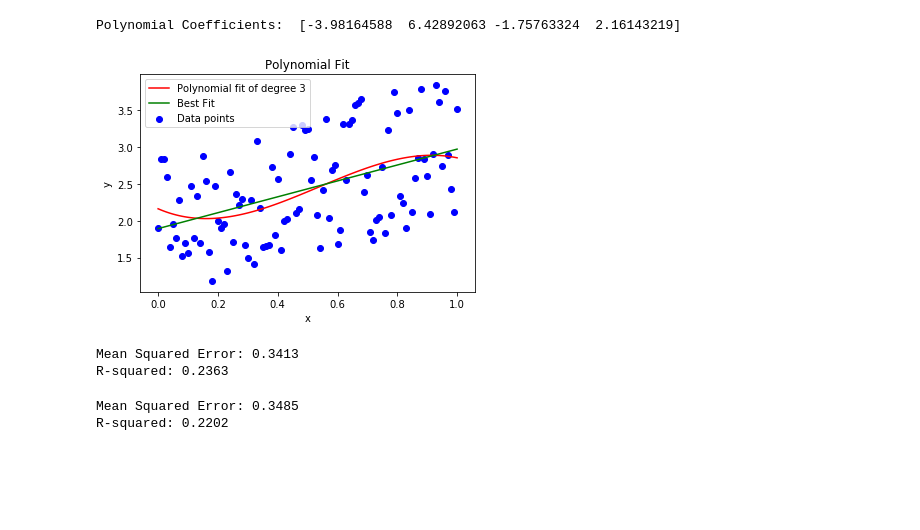
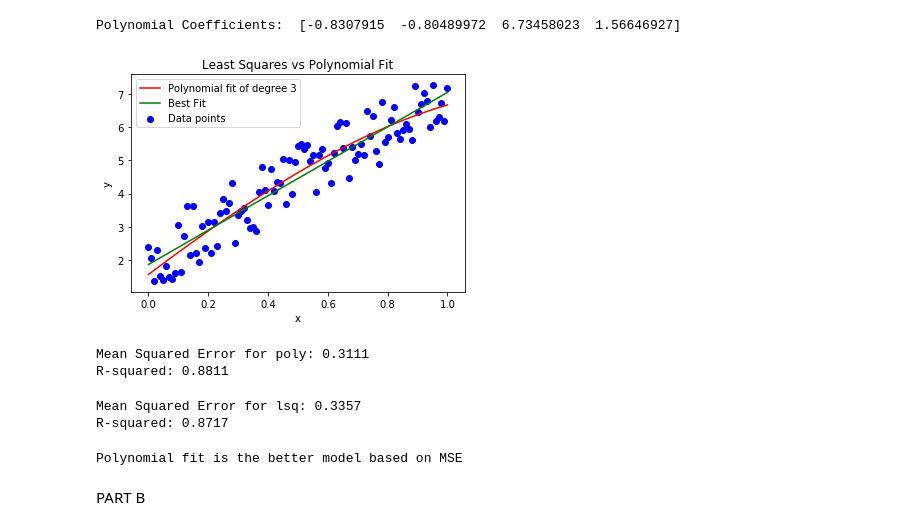
Before and after one commit to ad7-tech/coe311k, a Jupyter notebook: classwork/ad55777-CH10.ipynb, the cells around one changed output. Saved outputs shown, nothing was run; the diff lists cells and outputs as text; code cells hidden in the pictures; blank space fills up the shorter version.

```diff
--- a/classwork/ad55777-CH10.ipynb
+++ b/classwork/ad55777-CH10.ipynb
@@ -4,8 +6,8 @@ import matplotlib.pyplot as plt
 # %%
 # Solve using least squares
 
-m = 1
-b = 2
+m = 5.0
+b = 2.0
 x0 = np.arange (0,1.01,0.01) #makes points
 error = np.random.uniform(-1,1,len(x0)) # +/- error
 
@@ -13,21 +15,12 @@ y0 = m*x0+b+error
 
 A0 = np.vstack([x0, np.ones(len(x0))]).T
 
-print ("X: ", x0)
-print ("A: ", A0)
-
 m0, c0 = np.linalg.lstsq(A0, y0, rcond=None)[0]
-
-plt.figure()
-plt.grid(True)
-plt.xlabel("X")
-plt.ylabel("Y")
-
-plt.scatter(x0,y0) #Plots points
 
 xline = np.linspace(min(x0),(max(x0)),101) # for line x values
 
-yline = m0*x0 + c0 # best fit ine
+yline = m0*xline + c0      # for plotting
+yline_data = m0*x0 + c0    # for error calculations
 
 print(f"\nSlope: {m0}, Intercept: {c0}")
 # %% [output]
@@ -52,6 +28,6 @@ Slope: 1.075940790698906, Intercept: 1.8929680010492225
 # %%
 # Polynomial fitting using NumPy's polyfit
-# Fit a 2nd degree polynomial to the data
+# Fit a 3rd degree polynomial to the data
 degree = 3
 coefficients = np.polyfit(x0, y0, degree)
 
@@ -62,30 +38,29 @@ print("Polynomial Coefficients: ", coefficients)
 # Generate polynomial function based on the coefficients
 polynomial = np.poly1d(coefficients)
 # %% [output]
-Polynomial Coefficients:  [-3.98164588  6.42892063 -1.75763324  2.16143219]
+Polynomial Coefficients:  [-0.8307915  -0.80489972  6.73458023  1.56646927]
 # %%
 #Generate predicted y-values based on the fitted polynomial
 y_pred = polynomial(x0)
 
 plt.scatter(x0, y0, color='blue', label='Data points') # Original data points
 plt.plot(x0, y_pred, color='red', label=f'Polynomial fit of degree {degree}')
 plt.plot(xline,yline, 'green', label = 'Best Fit') #Plots the best fit line
 
 
 # Fitted curve
-plt.title('Polynomial Fit')
-
+plt.title("Least Squares vs Polynomial Fit")
 
 plt.xlabel('x')
 plt.ylabel('y')
 plt.legend()
 plt.show()
 # %% [output]
-[figure, old version]
+[figure, new version]
 # %%
-# Mean Squared Error (MSE) for
-mse = np.mean((y0 - y_pred)**2)
-print(f'Mean Squared Error: {mse:.4f}')
+# Mean Squared Error (MSE) for Polynomial
+mse_poly = np.mean((y0 - y_pred)**2)
+print(f'Mean Squared Error for poly: {mse_poly:.4f}')
 
 # R-squared value
 ss_total = np.sum((y0 - np.mean(y0))**2)
@@ -93,18 +68,27 @@ ss_res = np.sum((y0 - y_pred)**2)
 r_squared = 1 - (ss_res / ss_total)
 print(f'R-squared: {r_squared:.4f}')
 # %% [output]
-Mean Squared Error: 0.3413
-R-squared: 0.2363
+Mean Squared Error for poly: 0.3111
+R-squared: 0.8811
 # %%
-# Mean Squared Error (MSE) for
-mse = np.mean((y0 - yline)**2)
-print(f'Mean Squared Error: {mse:.4f}')
+# Mean Squared Error (MSE) for Best Fit
+mse_lin = np.mean((y0 - yline_data)**2)
+print(f'Mean Squared Error for lsq: {mse_lin:.4f}')
 
 # R-squared value
 ss_total = np.sum((y0 - np.mean(y0))**2)
-ss_res = np.sum((y0 - yline)**2)
+ss_res = np.sum((y0 - yline_data)**2)
 r_squared = 1 - (ss_res / ss_total)
 print(f'R-squared: {r_squared:.4f}')
 # %% [output]
-Mean Squared Error: 0.3485
-R-squared: 0.2202
+Mean Squared Error for lsq: 0.3357
+R-squared: 0.8717
+# %%
+if mse_poly < mse_lin:
+    print("Polynomial fit is the better model based on MSE")
+else:
+    print("Least Squares linear fit is the better model based on MSE")
+# %% [output]
+Polynomial fit is the better model based on MSE
+# %% [markdown]
+PART B
```
Also changed, not shown: parts of 10 cells of this notebook.
